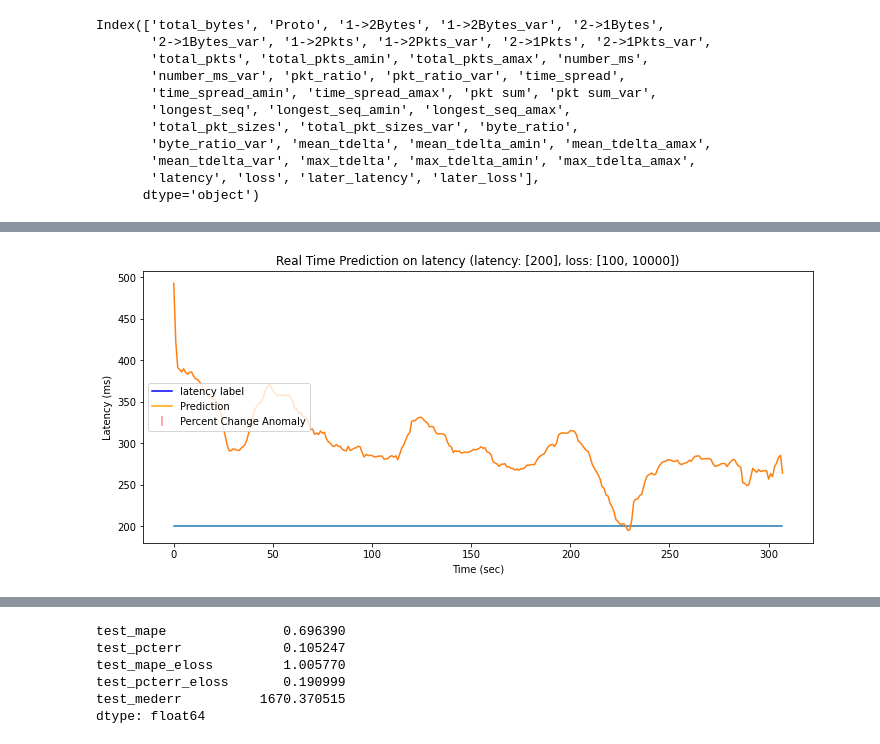
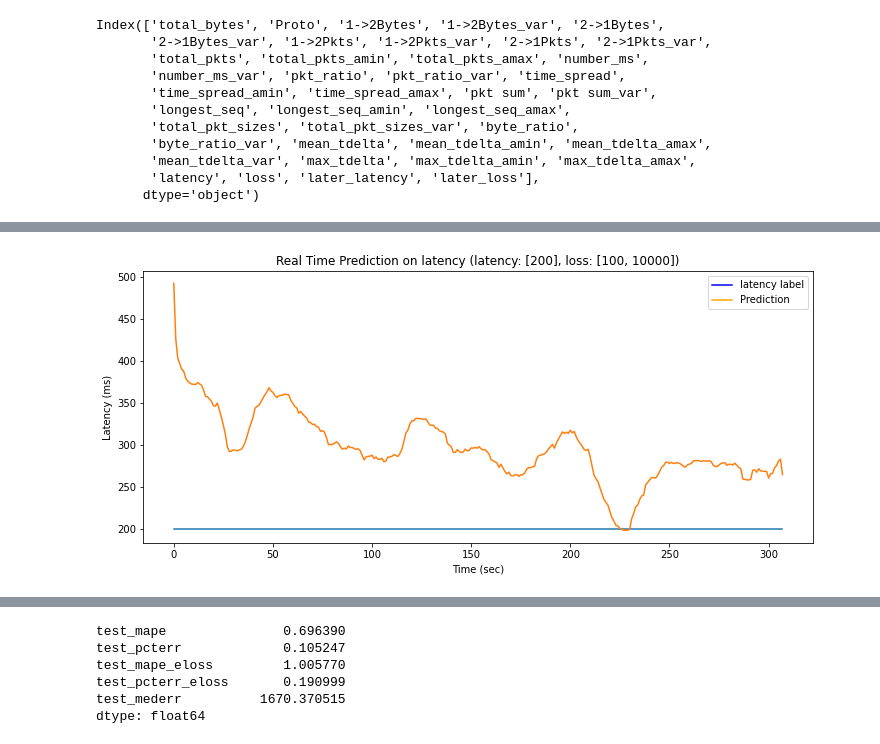
Before and after one commit to LauraDiao/Anomaly_Detectives, a Jupyter notebook: wk9.ipynb, the cells around one changed output, grey strips where cells are left out. Drawn from its saved outputs; the diff is of its cells as text; code cells hidden in the pictures.

```diff
--- a/wk9.ipynb
+++ b/wk9.ipynb
@@ -205,7 +202,7 @@ def vis_model(df, label, mdl, classify=False, threshold=-0.15, window=20, emplos
     # other parameters
     smooth_window = 10
     pcterr_thresh = 0.15
-
+    lat_threshold = 0.06
     if label == "loss":
         # loss features
         indexcol = ["byte_ratio", "pkt_ratio", "time_spread", "total_bytes", "2->1Pkts"]
@@ -297,6 +294,7 @@ def vis_model(df, label, mdl, classify=False, threshold=-0.15, window=20, emplos
     # other parameters
     smooth_window = 10
     pcterr_thresh = 0.15
+    lat_threshold = 0.06
 
     if label == "loss":
         # loss features
@@ -313,10 +311,6 @@ def vis_model(df, label, mdl, classify=False, threshold=-0.15, window=20, emplos
             "time_spread",
             "longest_seq",
         ]
-
-    df["prediction"] = mdl.predict(
-        df[indexcol].rolling(window).mean().bfill()
-    )
 
     df[f"pred_{label}"] = mdl.predict(df.rolling(window, min_periods=1)[indexcol].mean()) # prediction on mean aggregation
 
@@ -356,39 +350,72 @@ def vis_model(df, label, mdl, classify=False, threshold=-0.15, window=20, emplos
         print(f"test dataframe {label} prediction w/ emp loss within pct err threshold of {pcterr_thresh}:", test_pcterr_eloss)
 
         # plot legend
-        plt.legend(
-            [
+        lines = [
                 Line2D([0], [0], color='tab:blue'),
                 Line2D([0], [0], color='tab:orange'),
                 Line2D([0], [0], color='tab:green'),
                 vertical_line
                 ],
-            [
+        labels = [
                 f"{label} label",
                 "Prediction",
                 f"Empirical Loss",
                 "Percent Change Anomaly"
-            ],
-            loc="upper right",
-        )
+            ]
+
     else:
+        test_mape_eloss = np.nan
+        test_pcterr_eloss = np.nan
         # latency plot legend
-        plt.legend(
-            [
-                Line2D([0], [0], color='blue'),
-                Line2D([0], [0], color='orange'),
-                vertical_line
-            ],
-            [
-                f"{label} label",
-                "Prediction",
-                "Percent Change Anomaly"
-            ],
-            loc="center left"
-        )
+        lines = [
+            Line2D([0], [0], color='blue'),
+            Line2D([0], [0], color='orange'),
+            vertical_line
+        ]
+        labels = [
+            f"{label} label",
+            "Prediction",
+            "Percent Change Anomaly"
+        ]
+    plt.legend(lines, labels, loc="upper right") if classify else plt.legend(lines[:-1], labels[:-1], loc="upper right")
 
-lossmodel = gen_model("loss")
-latmodel = gen_model("latency")
+    df[f'pred_{label}_pctc2_smooth'] = (
+        df[f'pred_{label}'].rolling(smooth_window, min_periods=1).mean()
+        ).pct_change(pct_change_window).rolling(smooth_window, min_periods=1).mean()
+
+    # if classify:
+    #     if label == 'loss':
+    #         anomaly_idx = df[df[f'pred_{label}_pctc2_smooth'] <= threshold].index - window
+    #         for i in anomaly_idx[anomaly_idx > 0]: # indices where negative percent change is higher than threshold
+    #             plt.axvline(x=i, color='r', alpha=.45)
+    #     else:
+    #         anomaly_idx = df[df[f'pred_{label}_pctc2_smooth'] >= lat_threshold].index - window
+    #         for i in anomaly_idx[anomaly_idx > 0]: # indices where negative percent change is higher than threshold
+    #             plt.axvline(x=i, color='r', alpha=.45)
+    anomalies = df[f'pred_{label}_pctc2_smooth'] <= threshold
+    if classify:
+        if label == 'loss':
+            anomalies = df[f'pred_{label}_pctc2_smooth'] <= threshold
+            anomaly_idx = df[anomalies].index - (window// 2)
+            for i in anomaly_idx[anomaly_idx > 0]: # indices where *negative* percent change is higher than threshold
+                plt.axvline(x=i, color='r', alpha=.45)
+        elif label == 'latency':
+            anomalies = df[f'pred_{label}_pctc2_smooth'] >= threshold
+            anomaly_idx = df[anomalies].index - (window // 2)
+            for i in anomaly_idx[anomaly_idx > 0]: # indices where percent change is greater than threshold
+                plt.axvline(x=i, color='r', alpha=.45)
+    idx = f"latency_{str(list(df['latency'].unique())).strip('[]').replace(', ', '-')}_loss_{str(list(df['loss'].unique())).strip('[]').replace(', ', '-')}"
+
+    predictions = os.path.join("out/anomaly_detection", f'{label}_anomalies_with_{idx}.csv')
+    print(pd.Series(anomalies).value_counts())
+
+    saveto = os.path.join("outputs/model", f'{label}_performance_{idx}.png')
+    plt.savefig(saveto)
+    return anomalies, df['Time']
+    # return (idx, test_mape, test_pcterr, test_mape_eloss, test_pcterr_eloss, test_mederr)
+
+# lossmodel = gen_model("loss")
+# latmodel = gen_model("latency")
 vis_model(df, "loss", lossmodel)
 vis_model(df, "latency", latmodel)
 # %% [output]
@@ -416 +454 @@ test dataframe latency prediction within pct err threshold of 0.15: 0.1258278145
-[figure, old version]
+[figure, new version]
```
Also changed, not shown: parts of 8 cells of this notebook, 1 other file.
